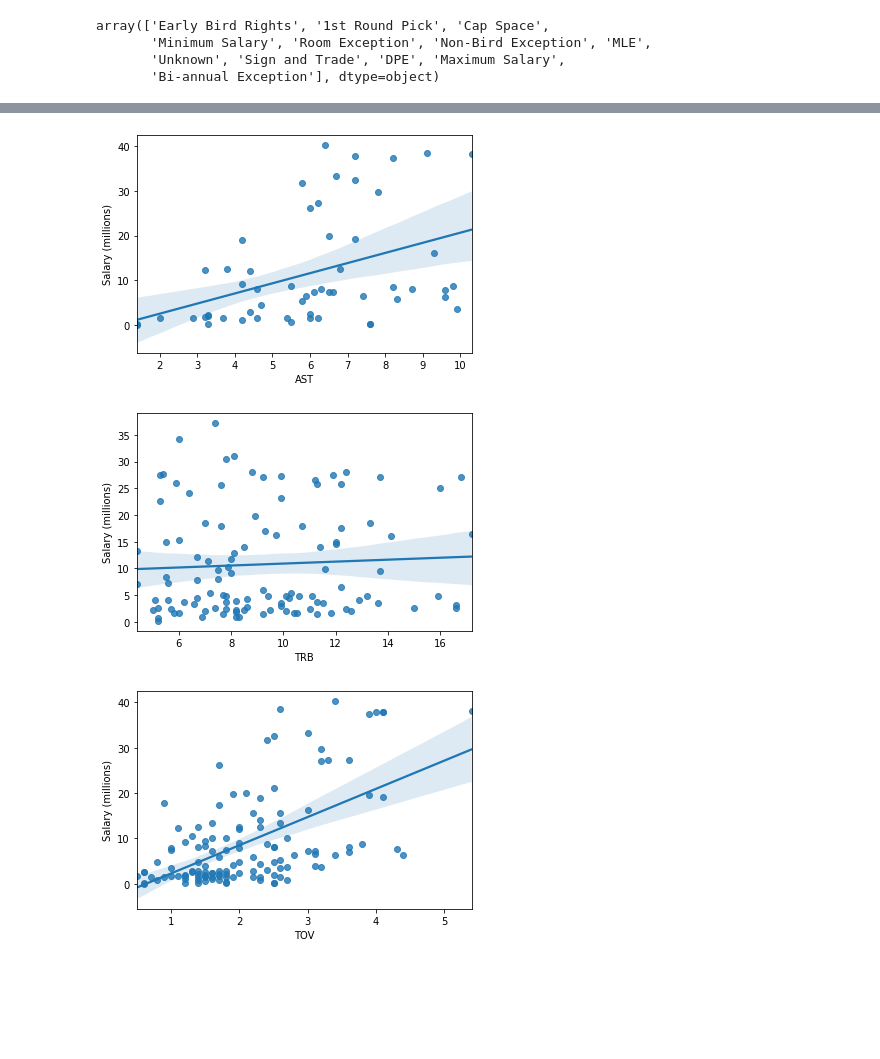
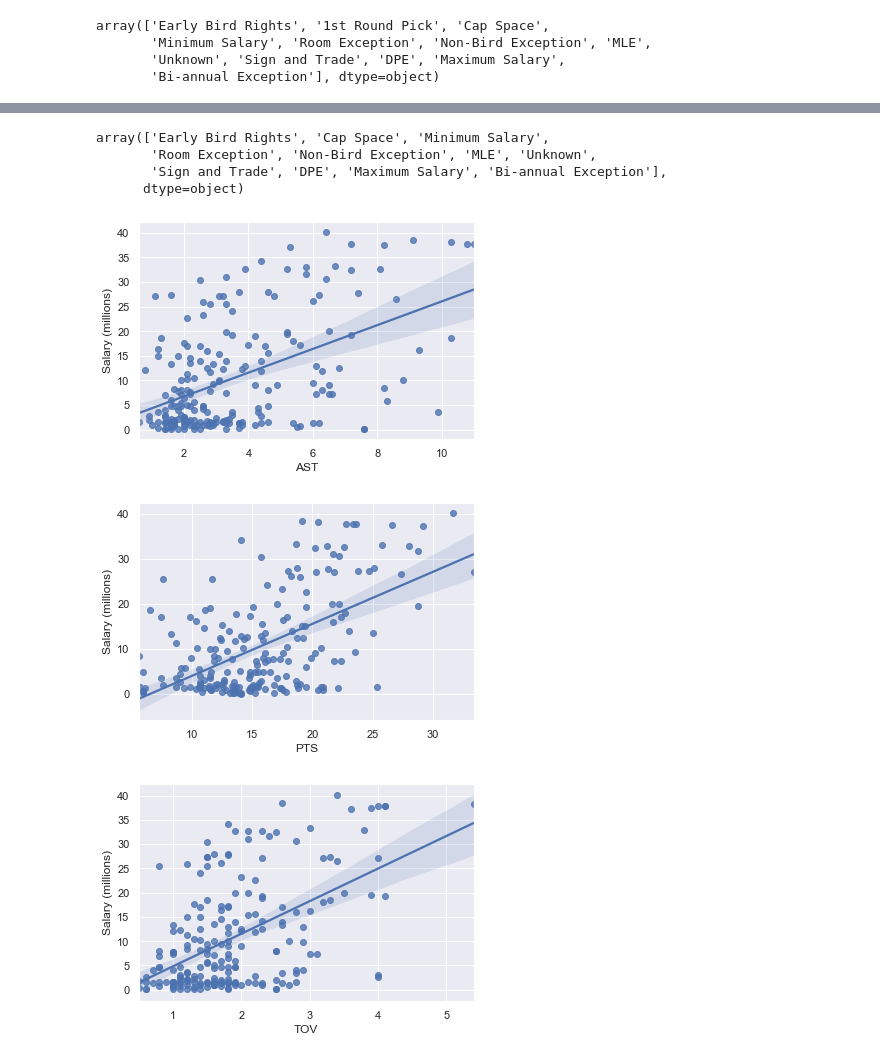
Before and after one commit to graham-ecu/NBA-Salary-Prediction, a Jupyter notebook: NBA Data EDA.ipynb, the cells around one changed output, grey strips where cells are left out. Drawn from its saved outputs; the diff is of its cells as text; code cells hidden in the pictures; blank space fills up the shorter version.

Commit message:
Added pairplot, stopped grouping by position

```diff
--- a/NBA Data EDA.ipynb
+++ b/NBA Data EDA.ipynb
@@ -222,0 +212,6 @@ Using the heatmaps, we can see that many of the stats are similarly correlated w
+# %%
+stats = ['Salary (millions)', 'PTS', 'FG', 'TOV', 'FT', 'GS', 'Age', 'AST', 'FGA', 'FTA', '2PA']
+
+sns.set()
+sns.pairplot(df[stats], height = 2.5)
+plt.show()
@@ -250,16 +253,24 @@ plt.show()
+# %%
+df = df[df['Signed Using'] != '1st Round Pick']
+df['Signed Using'].unique()
+# %% [output]
+array(['Early Bird Rights', 'Cap Space', 'Minimum Salary',
+       'Room Exception', 'Non-Bird Exception', 'MLE', 'Unknown',
+       'Sign and Trade', 'DPE', 'Maximum Salary', 'Bi-annual Exception'],
+      dtype=object)
 # %%
-# Examine the relationship between salary and AST for PG
-sns.regplot(x='AST', y='Salary (millions)', data=df[df['Pos'] == 'PG']);
+# Examine the relationship between salary and AST
+sns.regplot(x='AST', y='Salary (millions)', data=df);
 # %% [output]
-[figure, old version]
+[figure, new version]
 # %%
-# Examine the relationship between salary and rebounding for C or PF
-sns.regplot(x='TRB', y='Salary (millions)', data=df[df['Pos'].isin(['C', 'PF'])]);
+# Examine the relationship between salary and PTS
+sns.regplot(x='PTS', y='Salary (millions)', data=df);
 # %% [output]
-[figure, old version]
+[figure, new version]
 # %%
-# Examine the relationship between salary and turnovers for PG or SG
-sns.regplot(x='TOV', y='Salary (millions)', data=df[df['Pos'].isin(['PG', 'SG'])]);
+# Examine the relationship between salary and TOV
+sns.regplot(x='TOV', y='Salary (millions)', data=df);
 # %% [output]
-[figure, old version]
+[figure, new version]
 # %%
```
Also changed, not shown: parts of 13 cells of this notebook.
